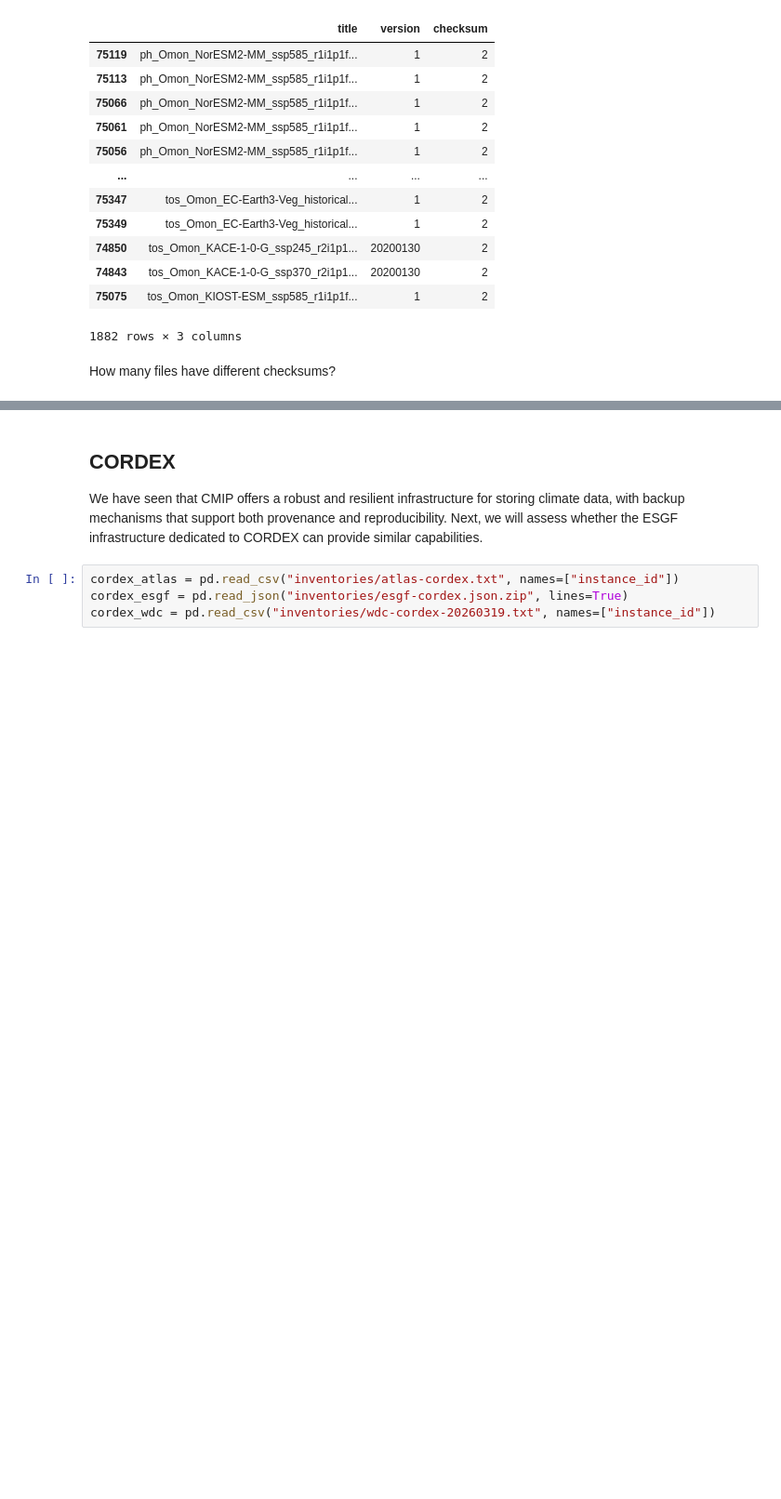
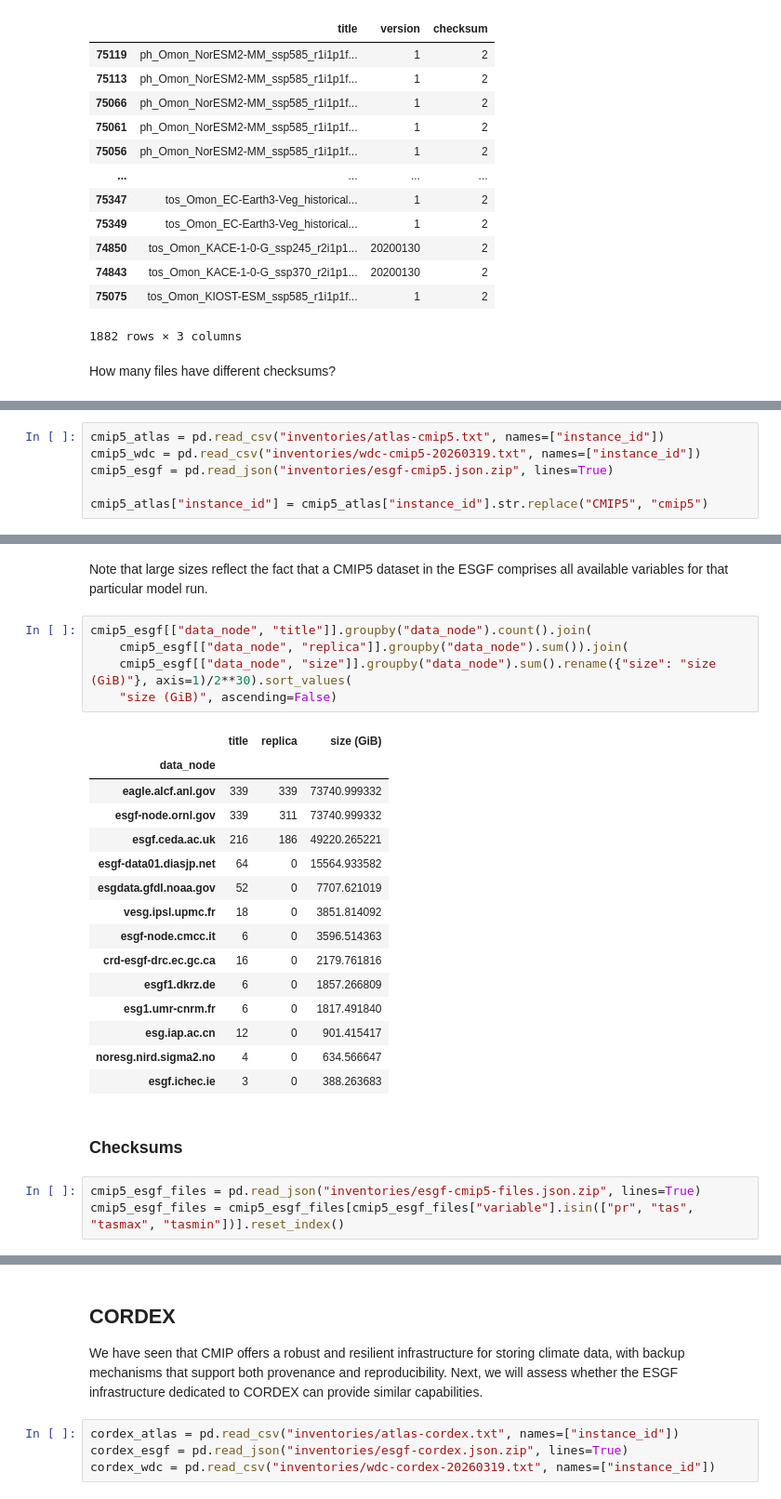
Before and after one commit to zequihg50/reproducibility-ipcc-atlas, a Jupyter notebook: main.ipynb, the cells around one changed output, grey strips where cells are left out. Shown at 93% size. Saved outputs shown, nothing was run; the diff lists cells and outputs as text; blank space fills up the shorter version.

```diff
--- a/main.ipynb
+++ b/main.ipynb
@@ -199,0 +197,6 @@ array(['psl_day_EC-Earth3-Veg_historical_r1i1p1f1_gr_19480101-19481231.nc',
+# %%
+cmip5_atlas = pd.read_csv("inventories/atlas-cmip5.txt", names=["instance_id"])
+cmip5_wdc = pd.read_csv("inventories/wdc-cmip5-20260319.txt", names=["instance_id"])
+cmip5_esgf = pd.read_json("inventories/esgf-cmip5.json.zip", lines=True)
+
+cmip5_atlas["instance_id"] = cmip5_atlas["instance_id"].str.replace("CMIP5", "cmip5")
@@ -199,0 +214,28 @@ array(['psl_day_EC-Earth3-Veg_historical_r1i1p1f1_gr_19480101-19481231.nc',
+# %% [markdown]
+Note that large sizes reflect the fact that a CMIP5 dataset in the ESGF comprises all available variables for that particular model run.
+# %%
+cmip5_esgf[["data_node", "title"]].groupby("data_node").count().join(
+    cmip5_esgf[["data_node", "replica"]].groupby("data_node").sum()).join(
+    cmip5_esgf[["data_node", "size"]].groupby("data_node").sum().rename({"size": "size (GiB)"}, axis=1)/2**30).sort_values(
+    "size (GiB)", ascending=False)
+# %% [output]
+|  | title | replica | size (GiB) |
+| data_node |  |  |  |
+| eagle.alcf.anl.gov | 339 | 339 | 73740.999332 |
+| esgf-node.ornl.gov | 339 | 311 | 73740.999332 |
+| esgf.ceda.ac.uk | 216 | 186 | 49220.265221 |
+| esgf-data01.diasjp.net | 64 | 0 | 15564.933582 |
+| esgdata.gfdl.noaa.gov | 52 | 0 | 7707.621019 |
+| vesg.ipsl.upmc.fr | 18 | 0 | 3851.814092 |
+| esgf-node.cmcc.it | 6 | 0 | 3596.514363 |
+| crd-esgf-drc.ec.gc.ca | 16 | 0 | 2179.761816 |
+| esgf1.dkrz.de | 6 | 0 | 1857.266809 |
+| esg1.umr-cnrm.fr | 6 | 0 | 1817.491840 |
+| esg.iap.ac.cn | 12 | 0 | 901.415417 |
+| noresg.nird.sigma2.no | 4 | 0 | 634.566647 |
+| esgf.ichec.ie | 3 | 0 | 388.263683 |
+# %% [markdown]
+### Checksums
+# %%
+cmip5_esgf_files = pd.read_json("inventories/esgf-cmip5-files.json.zip", lines=True)
+cmip5_esgf_files = cmip5_esgf_files[cmip5_esgf_files["variable"].isin(["pr", "tas", "tasmax", "tasmin"])].reset_index()
```
Also changed, not shown: parts of 8 cells of this notebook, 1 other file.
